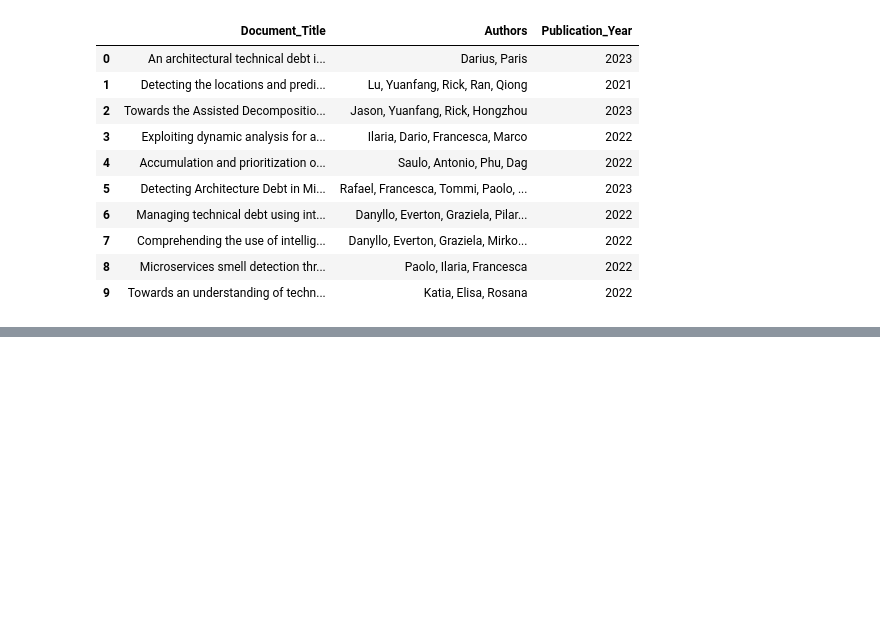
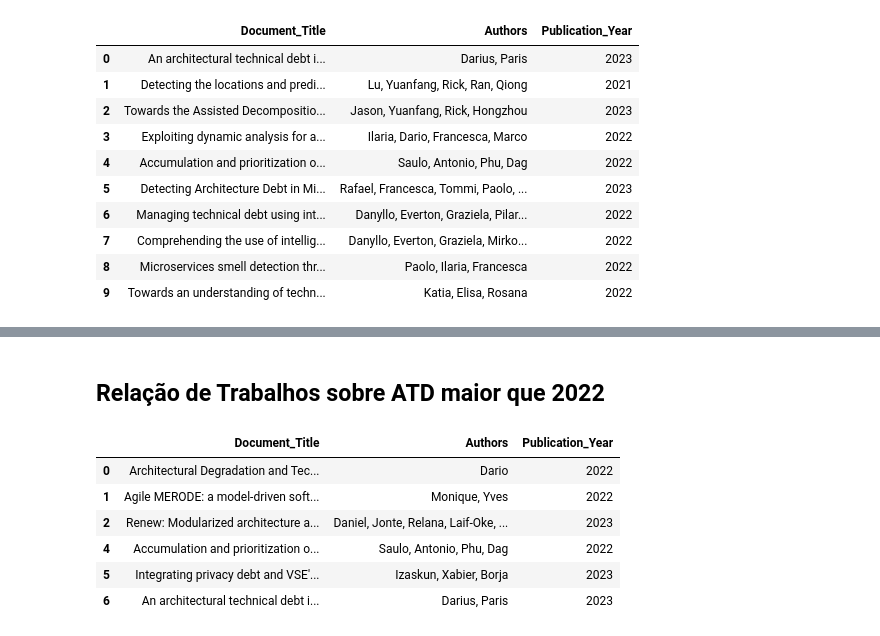
Before and after one commit to armandossrecife/teste, a Jupyter notebook: read_and_extract_bibtext.ipynb, the cells around one changed output, grey strips where cells are left out. Cells and saved outputs as stored; diff of their text form; code cells hidden in the pictures; blank space fills up the shorter version.

```diff
--- a/read_and_extract_bibtext.ipynb
+++ b/read_and_extract_bibtext.ipynb
@@ -322,0 +425,14 @@ Year: 2022
+# %% [markdown]
+## Relação de Trabalhos sobre ATD maior que 2022
+# %%
+df_capes_atd['Publication_Year'] = df_capes_atd['Publication_Year'].astype('int')
+df_capes_atd_maior_2022 = df_capes_atd.query("Publication_Year >= 2022")
+df_capes_atd_maior_2022
+# %% [output]
+|  | Document_Title | Authors | Publication_Year |
+| 0 | Architectural Degradation and Tec... | Dario | 2022 |
+| 1 | Agile MERODE: a model-driven soft... | Monique, Yves | 2022 |
+| 2 | Renew: Modularized architecture a... | Daniel, Jonte, Relana, Laif-Oke, ... | 2023 |
+| 4 | Accumulation and prioritization o... | Saulo, Antonio, Phu, Dag | 2022 |
+| 5 | Integrating privacy debt and VSE'... | Izaskun, Xabier, Borja | 2023 |
+| 6 | An architectural technical debt i... | Darius, Paris | 2023 |
```
Also changed, not shown: parts of 16 cells of this notebook.
